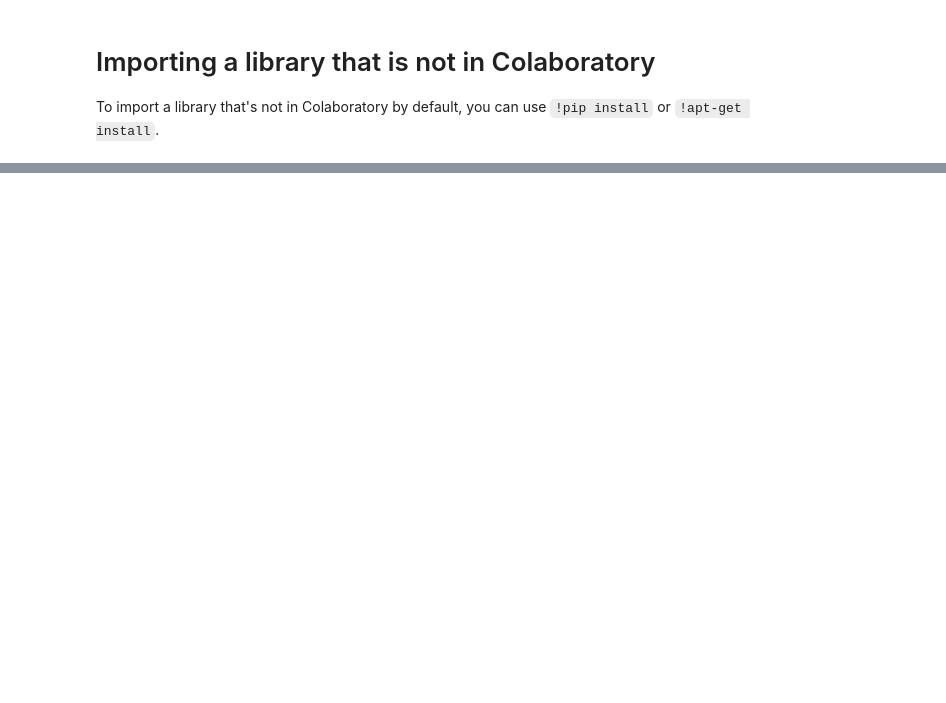
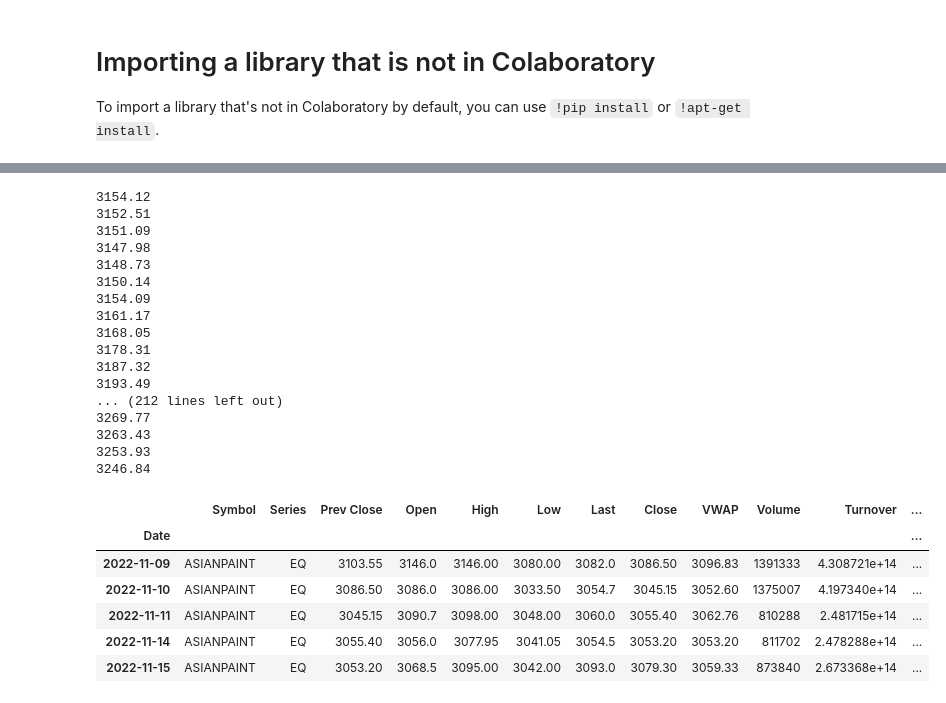
Before and after one commit to pradnyildhane/web-python-app, a Jupyter notebook: Snippets_Importing_libraries.ipynb, the cells around one changed output, grey strips where cells are left out. Saved outputs shown, nothing was run; the diff lists cells and outputs as text; code cells hidden in the pictures; blank space fills up the shorter version.

```diff
--- a/Snippets_Importing_libraries.ipynb
+++ b/Snippets_Importing_libraries.ipynb
@@ -41,0 +58,51 @@ df.tail()
+# %%
+
+# Read columns names of dataframe
+df.columns
+
+# With iloc function and the comma value, you can read the specific cell in the data frame
+# df.iloc[0,0]
+df.tail(50)
+
+for i in range(0,df.shape[0]-43):
+    # print(i)
+    print(np.round(((df.iloc[i,7]+ df.iloc[i+1,7] +df.iloc[i+2,7]+df.iloc[i+3,7]+  df.iloc[i+4,7] + df.iloc[i+5,7] + df.iloc[i+6,7] + df.iloc[i+7,7] + df.iloc[i+8,7] + df.iloc[i+9,7] + df.iloc[i+10,7] +
+                                                 df.iloc[i+11,7]+ df.iloc[i+12,7] +df.iloc[i+13,7]+df.iloc[i+14,7]+  df.iloc[i+15,7] + df.iloc[i+16,7] + df.iloc[i+17,7] + df.iloc[i+18,7] + df.iloc[i+19,7] + df.iloc[i+20,7] + df.iloc[21+10,7] +
+                                                 df.iloc[i+22,7]+ df.iloc[i+23,7] +df.iloc[i+24,7]+df.iloc[i+25,7]+  df.iloc[i+26,7] + df.iloc[i+27,7] + df.iloc[i+28,7] + df.iloc[i+29,7] + df.iloc[i+30,7] + df.iloc[i+31,7] + df.iloc[i+32,7] +
+                                                 df.iloc[i+33,7]+ df.iloc[i+34,7] +df.iloc[i+35,7]+df.iloc[i+36,7]+  df.iloc[i+37,7] + df.iloc[i+38,7] + df.iloc[i+39,7] + df.iloc[i+40,7] + df.iloc[i+41,7] + df.iloc[i+42,7] + df.iloc[i+43,7] )/44),2)  )
+    # df.loc[df.index[i+14],'SMA_44'] = np.round(((df.iloc[i,7]+ df.iloc[i+1,7] +df.iloc[i+2,7]+df.iloc[i+3,7]+  df.iloc[i+4,7] + df.iloc[i+5,7] + df.iloc[i+6,7] + df.iloc[i+7,7] + df.iloc[i+8,7] + df.iloc[i+9,7] + df.iloc[i+10,7] +
+    #                                              df.iloc[i+11,7]+ df.iloc[i+12,7] +df.iloc[i+13,7]+df.iloc[i+14,7]+  df.iloc[i+15,7] + df.iloc[i+16,7] + df.iloc[i+17,7] + df.iloc[i+18,7] + df.iloc[i+19,7] + df.iloc[i+20,7] + df.iloc[21+10,7] +
+    #                                              df.iloc[i+22,7]+ df.iloc[i+23,7] +df.iloc[i+24,7]+df.iloc[i+25,7]+  df.iloc[i+26,7] + df.iloc[i+27,7] + df.iloc[i+28,7] + df.iloc[i+29,7] + df.iloc[i+30,7] + df.iloc[i+31,7] + df.iloc[i+32,7] +
+    #                                              df.iloc[i+33,7]+ df.iloc[i+34,7] +df.iloc[i+35,7]+df.iloc[i+36,7]+  df.iloc[i+37,7] + df.iloc[i+38,7] + df.iloc[i+39,7] + df.iloc[i+40,7] + df.iloc[i+41,7] + df.iloc[i+42,7] + df.iloc[i+43,7] )/44),2)
+# print(i)
+
+df.tail()
+
+# df.iloc[i+33,7]
+# df.iloc[:,7]
+# df['Close']
+# %% [output]
+3154.12
+3152.51
+3151.09
+3147.98
+3148.73
+3150.14
+3154.09
+3161.17
+3168.05
+3178.31
+3187.32
+3193.49
+... (212 lines left out)
+3269.77
+3263.43
+3253.93
+3246.84
+|  | Symbol | Series | Prev Close | Open | High | Low | Last | Close | VWAP | Volume | Turnover | ... |
+| Date |  |  |  |  |  |  |  |  |  |  |  | ... |
+| 2022-11-09 | ASIANPAINT | EQ | 3103.55 | 3146.0 | 3146.00 | 3080.00 | 3082.0 | 3086.50 | 3096.83 | 1391333 | 4.308721e+14 | ... |
+| 2022-11-10 | ASIANPAINT | EQ | 3086.50 | 3086.0 | 3086.00 | 3033.50 | 3054.7 | 3045.15 | 3052.60 | 1375007 | 4.197340e+14 | ... |
+| 2022-11-11 | ASIANPAINT | EQ | 3045.15 | 3090.7 | 3098.00 | 3048.00 | 3060.0 | 3055.40 | 3062.76 | 810288 | 2.481715e+14 | ... |
+| 2022-11-14 | ASIANPAINT | EQ | 3055.40 | 3056.0 | 3077.95 | 3041.05 | 3054.5 | 3053.20 | 3053.20 | 811702 | 2.478288e+14 | ... |
+| 2022-11-15 | ASIANPAINT | EQ | 3053.20 | 3068.5 | 3095.00 | 3042.00 | 3093.0 | 3079.30 | 3059.33 | 873840 | 2.673368e+14 | ... |
```
Also changed, not shown: parts of 11 cells of this notebook.
